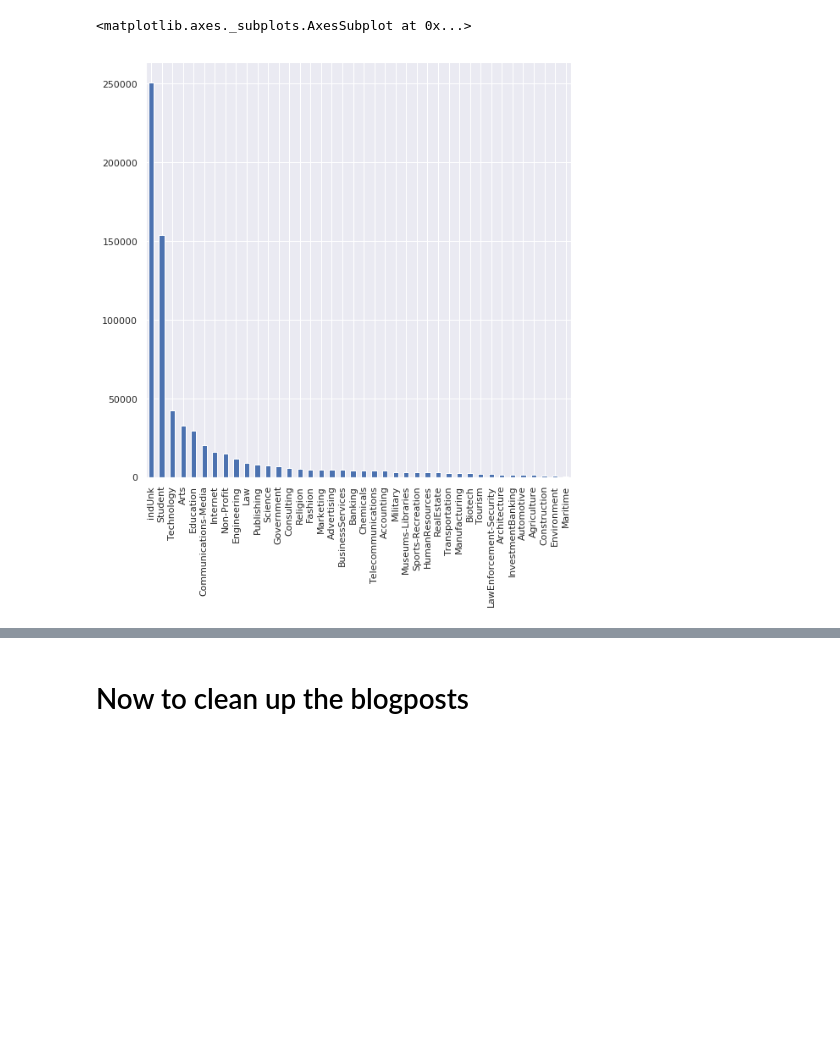
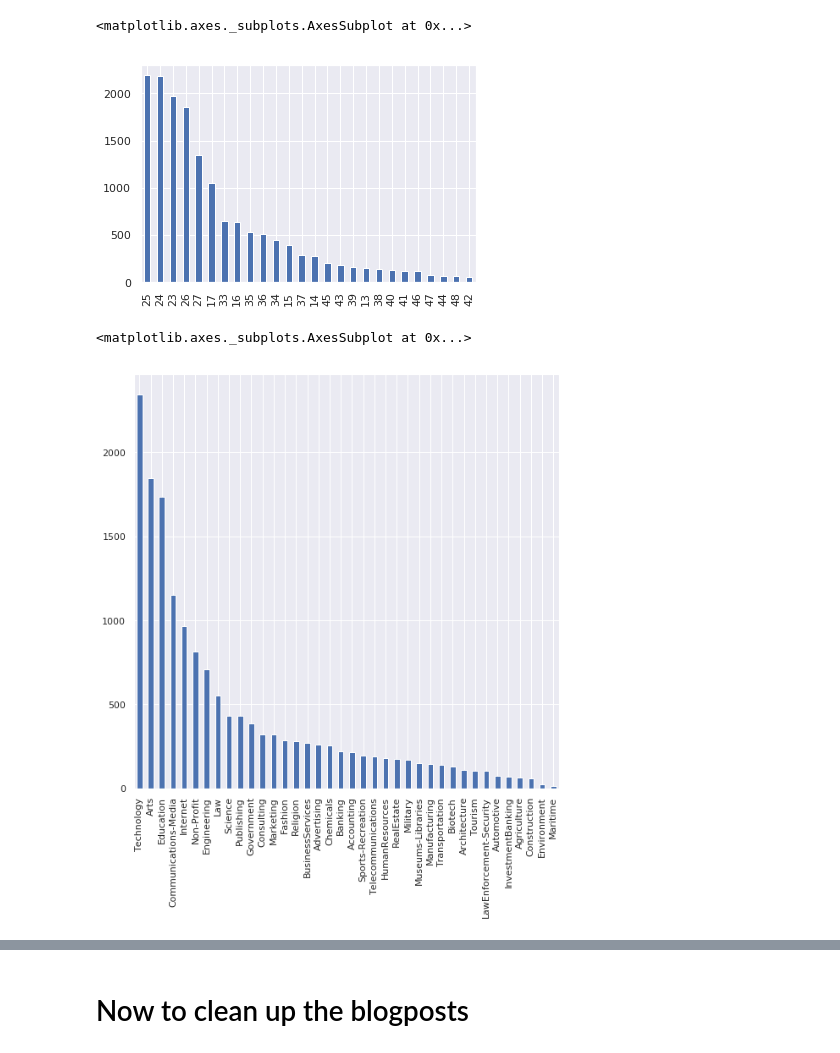
Before and after one commit to drewlehe/blog-nlp, a Jupyter notebook: blog-analysis.ipynb, the cells around one changed output, grey strips where cells are left out. Cells and saved outputs as stored; diff of their text form; code cells hidden in the pictures; blank space fills up the shorter version.

```diff
--- a/blog-analysis.ipynb
+++ b/blog-analysis.ipynb
@@ -27,6 +40,11 @@ df['age'].value_counts().plot('bar')
+# %%
+test['age'].value_counts().plot('bar')
+# %% [output]
+<matplotlib.axes._subplots.AxesSubplot at 0x...>
+[figure, added]
 # %%
 plt.figure(figsize=(9,9))
-df['topic'].value_counts().plot('bar')
+test['topic'].value_counts().plot('bar')
 # %% [output]
 <matplotlib.axes._subplots.AxesSubplot at 0x...>
-[figure, old version]
+[figure, new version]
```
Also changed, not shown: parts of 33 cells of this notebook.
